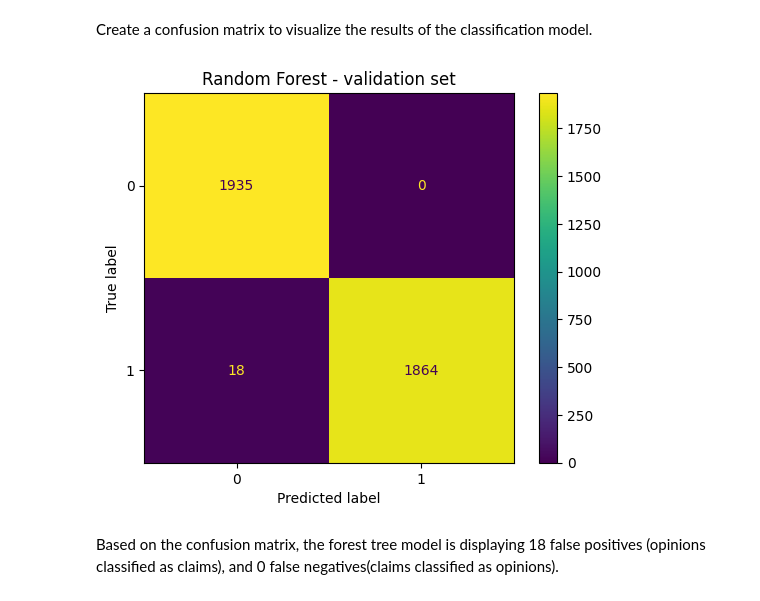
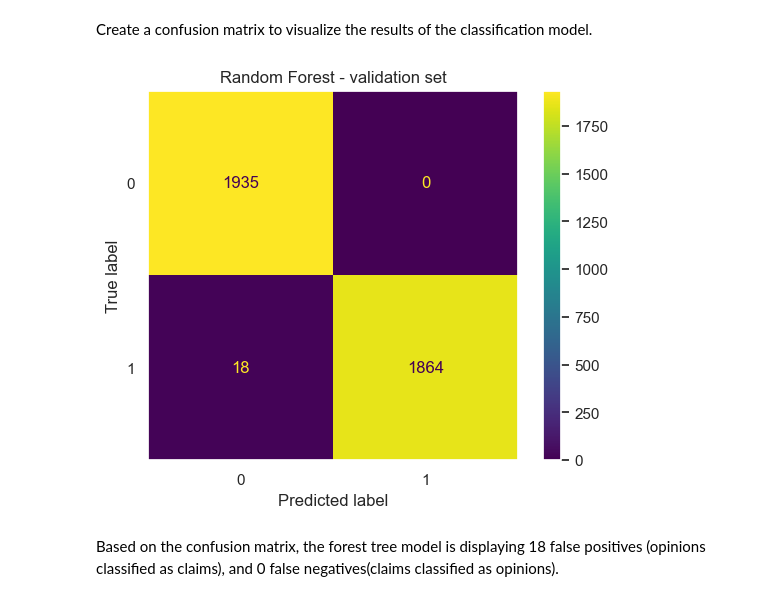
Before and after one commit to davidzg/TikTok_Claims_Classification, a Jupyter notebook: 02_Machine_Learning_Classifier_vectorized.ipynb, the cells around one changed output. Cells and saved outputs as stored; diff of their text form; code cells hidden in the pictures.

```diff
--- a/02_Machine_Learning_Classifier_vectorized.ipynb
+++ b/02_Machine_Learning_Classifier_vectorized.ipynb
@@ -26,6 +26,7 @@ from sklearn.feature_extraction.text import CountVectorizer
 # Import packages for data visualization
 import matplotlib.pyplot as plt
 import seaborn as sns
+sns.set_theme(context='notebook')
 
 # Import packages for data modeling
 from sklearn.model_selection import train_test_split, GridSearchCV
@@ -378,16 +379,17 @@ Create a confusion matrix to visualize the results of the classification model.
 # %%
 # Compute values for confusion matrix
 rf_cm = confusion_matrix(y_val, y_pred)
 
 # Create display of confusion matrix
 rf_ax = ConfusionMatrixDisplay(confusion_matrix= rf_cm, display_labels=None)
 
 # Plot confusion matrix
 rf_ax.plot()
 plt.title('Random Forest - validation set');
+plt.grid(False)
 plt.show()
 # %% [output]
-[figure, old version]
+[figure, new version]
 # %% [markdown]
 Based on the confusion matrix, the forest tree model is displaying 18 false positives (opinions classified as claims), and 0 false negatives(claims classified as opinions).
 # %%
```
Also changed, not shown: parts of 6 cells of this notebook, 5 other files.
